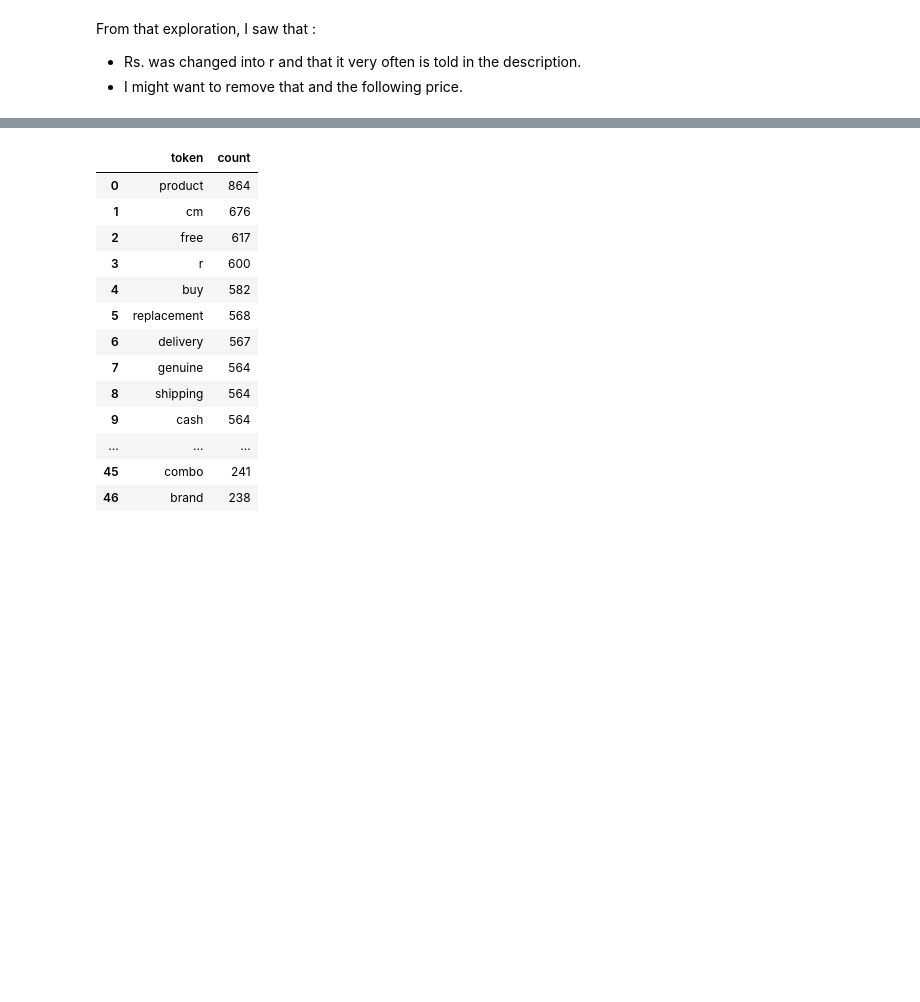
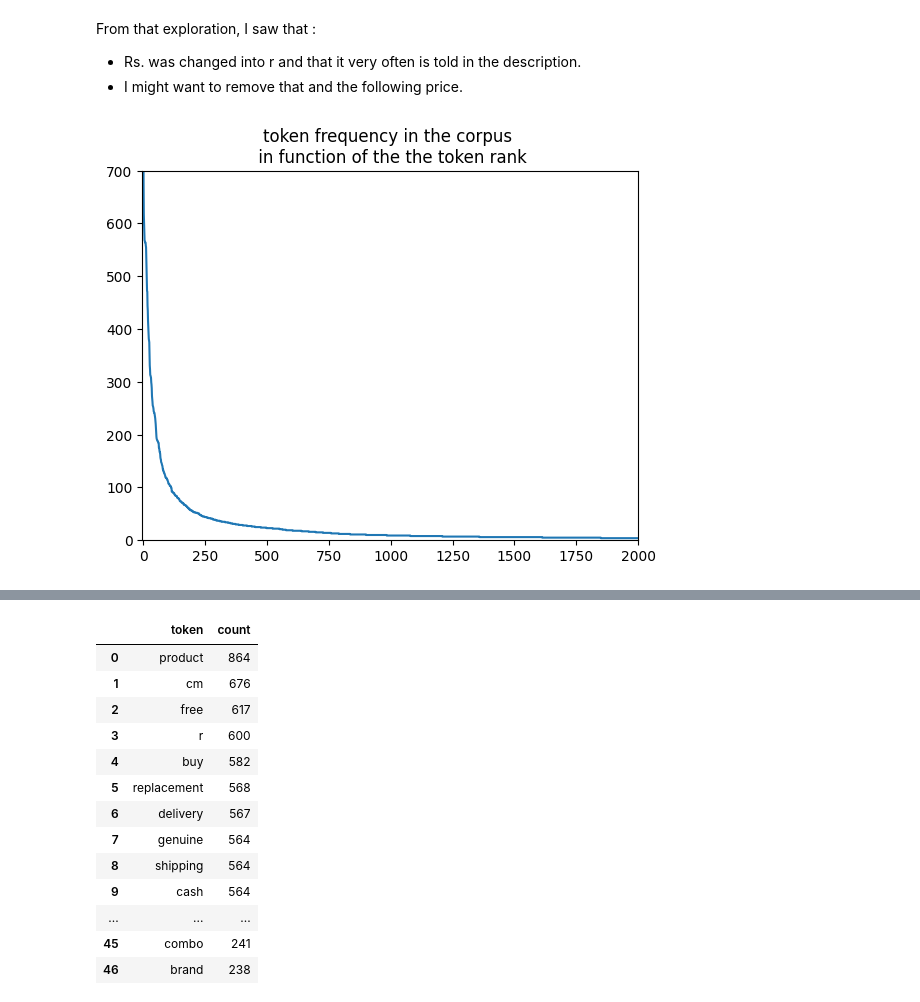
Before and after one commit to JulienfLeBoucher/OC_classification_from_text_and_image, a Jupyter notebook: NLP2.ipynb, the cells around one changed output, grey strips where cells are left out. Cells and saved outputs as stored; diff of their text form; code cells hidden in the pictures; blank space fills up the shorter version.

```diff
--- a/NLP2.ipynb
+++ b/NLP2.ipynb
@@ -364 +373,8 @@ From that exploration, I saw that :
 token_counts = pt.make_tokens_count(df, colname_with_token='description_tokens')
+# %%
+plt.plot(token_counts.index, token_counts['count'])
+plt.axis([-5, 2000, 0, 700])
+plt.title('token frequency in the corpus \n in function of the the token rank')
+plt.show()
+# %% [output]
+[figure, added]
```
Also changed, not shown: parts of 28 cells of this notebook.
